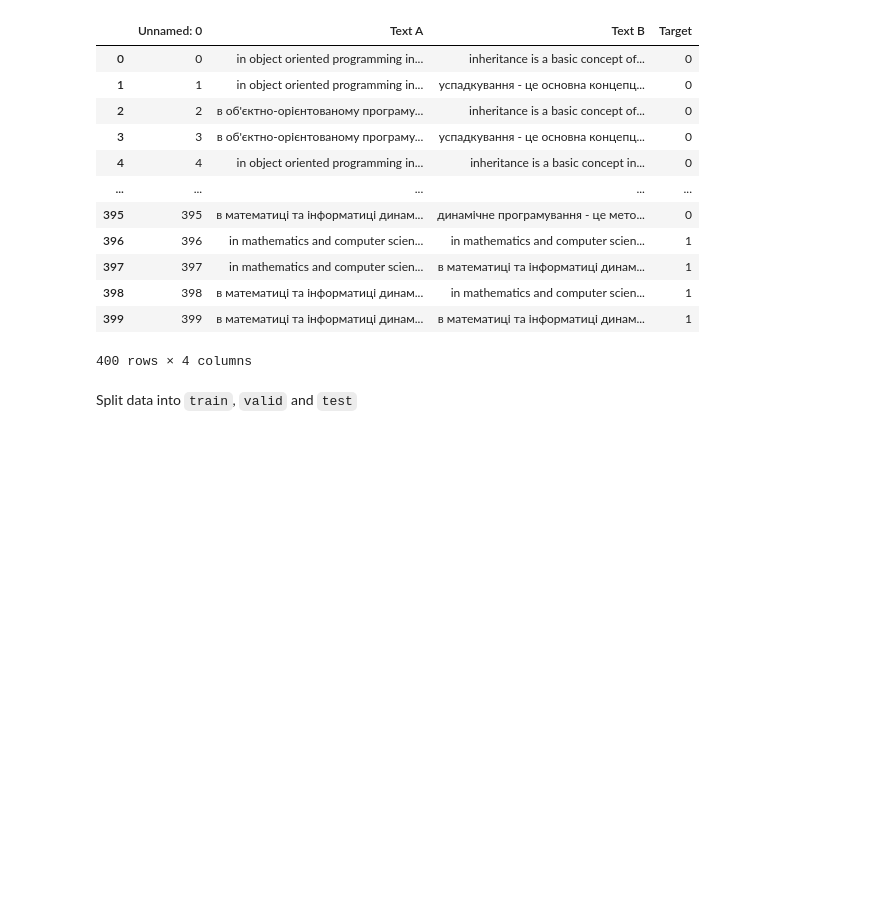
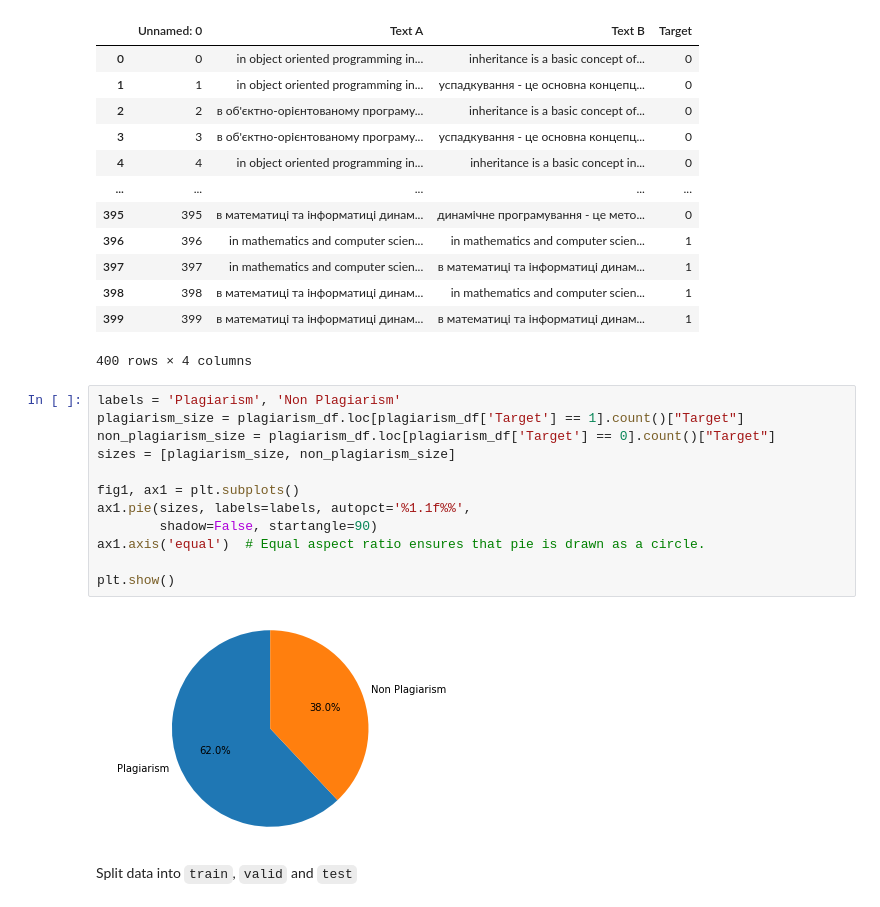
Before and after one commit to funnyPhani/plagiarism, a Jupyter notebook: research/Bert_Plagiarism_multilang.ipynb, the cells around one changed output. Saved outputs shown, nothing was run; the diff lists cells and outputs as text; blank space fills up the shorter version.

```diff
--- a/research/Bert_Plagiarism_multilang.ipynb
+++ b/research/Bert_Plagiarism_multilang.ipynb
@@ -793,6 +844,20 @@ plagiarism_df
 | 398 | 398 | в математиці та інформатиці динам... | in mathematics and computer scien... | 1 |
 | 399 | 399 | в математиці та інформатиці динам... | в математиці та інформатиці динам... | 1 |
 400 rows × 4 columns
+# %%
+labels = 'Plagiarism', 'Non Plagiarism'
+plagiarism_size = plagiarism_df.loc[plagiarism_df['Target'] == 1].count()["Target"]
+non_plagiarism_size = plagiarism_df.loc[plagiarism_df['Target'] == 0].count()["Target"]
+sizes = [plagiarism_size, non_plagiarism_size]
+
+fig1, ax1 = plt.subplots()
+ax1.pie(sizes, labels=labels, autopct='%1.1f%%',
+        shadow=False, startangle=90)
+ax1.axis('equal')  # Equal aspect ratio ensures that pie is drawn as a circle.
+
+plt.show()
+# %% [output]
+[figure, added]
 # %% [markdown]
 Split data into `train`, `valid` and `test`
 # %%
```
Also changed, not shown: parts of 17 cells of this notebook, 6 other files.
